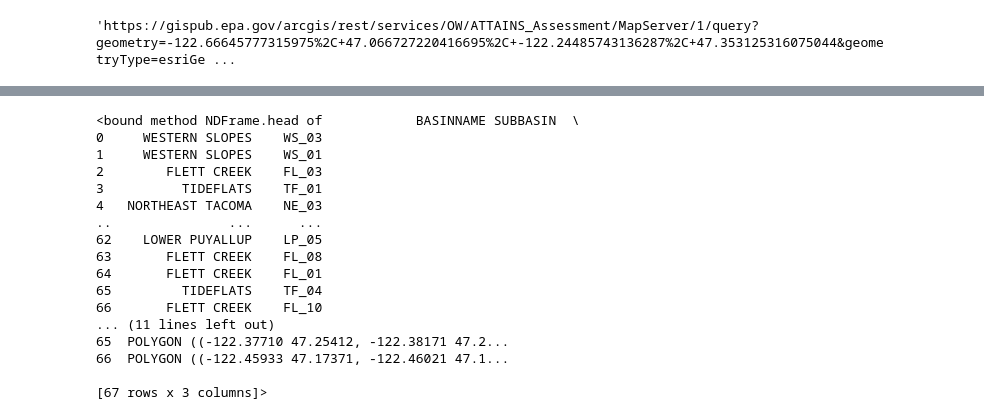
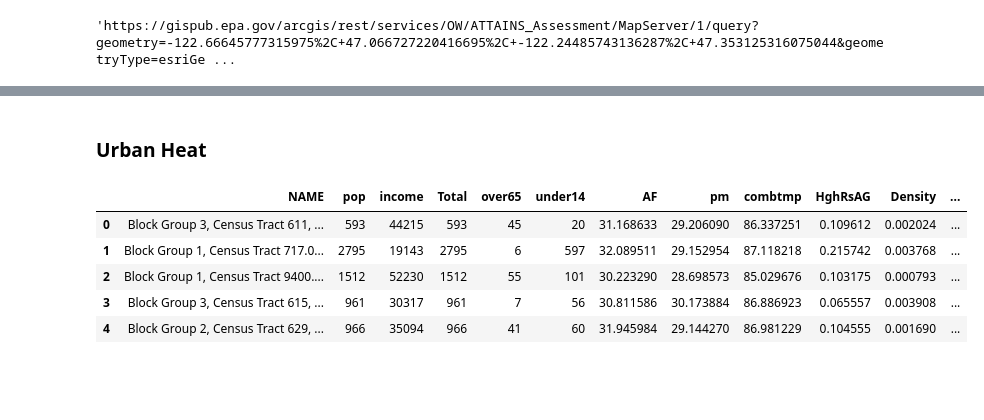
Before and after one commit to Geosyntec/StormPiper, a Jupyter notebook: ipynb/reports_data.ipynb, the cells around one changed output, grey strips where cells are left out. Cells and saved outputs as stored; diff of their text form; code cells hidden in the pictures; blank space fills up the shorter version.

```diff
--- a/ipynb/reports_data.ipynb
+++ b/ipynb/reports_data.ipynb
@@ -380,29 +675,22 @@ discharge_pts_path = "ES/SurfacewaterNetwork/MapServer/24"
 discharge_pts = get_geojson_as_gp(base_url,discharge_pts_path)
 ditches = get_geojson_as_gp(base_url,ditches_path)
-# %%
-urban_heat = "https://gis.cityoftacoma.org/arcgis/rest/services/ES/UrbanHeatIslandIndex/MapServer/0"
-subbasins.head
-# %% [output]
-<bound method NDFrame.head of            BASINNAME SUBBASIN  \
-0     WESTERN SLOPES    WS_03
-1     WESTERN SLOPES    WS_01
-2        FLETT CREEK    FL_03
-3          TIDEFLATS    TF_01
-4   NORTHEAST TACOMA    NE_03
-..               ...      ...
-62    LOWER PUYALLUP    LP_05
-63       FLETT CREEK    FL_08
-64       FLETT CREEK    FL_01
-65         TIDEFLATS    TF_04
-66       FLETT CREEK    FL_10
-... (11 lines left out)
-65  POLYGON ((-122.37710 47.25412, -122.38171 47.2...
-66  POLYGON ((-122.45933 47.17371, -122.46021 47.1...
-
-[67 rows x 3 columns]>
 # %%
 # Group by the boundary name and count the number of facilities
 discharge_pt_count = discharge_pts.groupby('SUBBASIN').size().reset_index(name='facility_count')
 ditches_count = ditches.groupby('SUBBASIN').size().reset_index(name='ditches_count')
 ditches_count.to_csv('exported_data/ditches.csv')
 discharge_pt_count.to_csv('exported_data/discharge_pts.csv')
+# %% [markdown]
+### Urban Heat
+# %%
+# Get Urban Heat layer
+urban_heat_path = "ES/UrbanHeatIslandIndex/MapServer/0"
+urban_heat = get_geojson_as_gp(base_url,urban_heat_path)
+urban_heat.head()
+# %% [output]
+|  | NAME | pop | income | Total | over65 | under14 | AF | pm | combtmp | HghRsAG | Density | ... |
+| 0 | Block Group 3, Census Tract 611, ... | 593 | 44215 | 593 | 45 | 20 | 31.168633 | 29.206090 | 86.337251 | 0.109612 | 0.002024 | ... |
+| 1 | Block Group 1, Census Tract 717.0... | 2795 | 19143 | 2795 | 6 | 597 | 32.089511 | 29.152954 | 87.118218 | 0.215742 | 0.003768 | ... |
+| 2 | Block Group 1, Census Tract 9400.... | 1512 | 52230 | 1512 | 55 | 101 | 30.223290 | 28.698573 | 85.029676 | 0.103175 | 0.000793 | ... |
+| 3 | Block Group 3, Census Tract 615, ... | 961 | 30317 | 961 | 7 | 56 | 30.811586 | 30.173884 | 86.886923 | 0.065557 | 0.003908 | ... |
+| 4 | Block Group 2, Census Tract 629, ... | 966 | 35094 | 966 | 41 | 60 | 31.945984 | 29.144270 | 86.981229 | 0.104555 | 0.001690 | ... |
```
Also changed, not shown: parts of 51 cells of this notebook, 5 other files.
